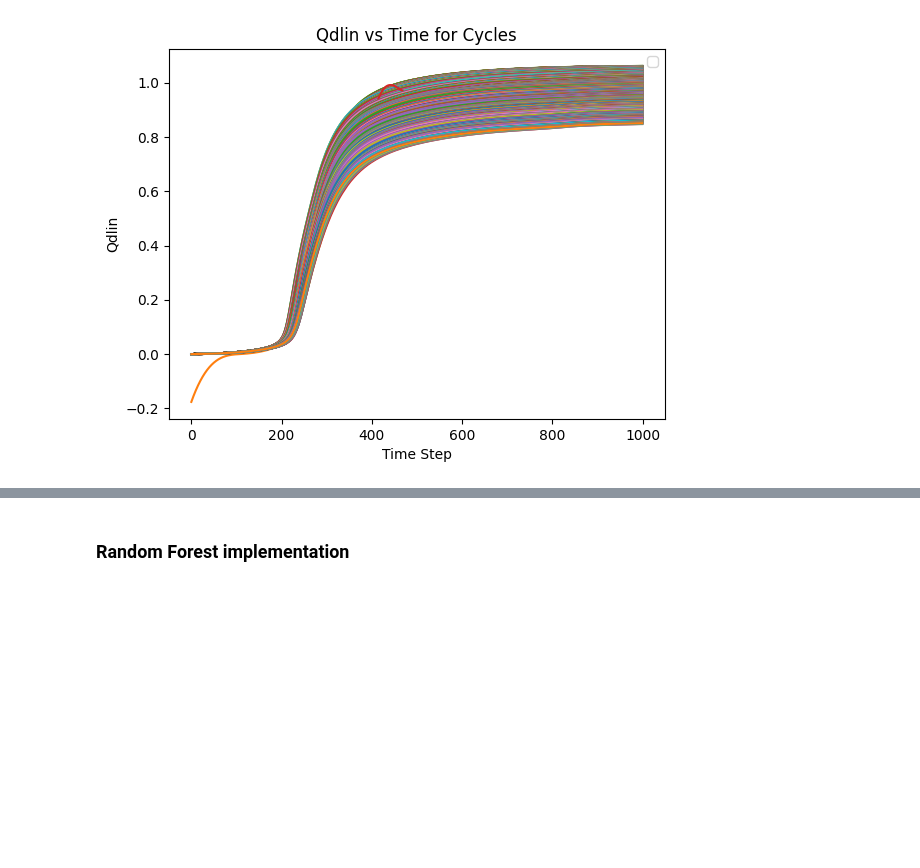
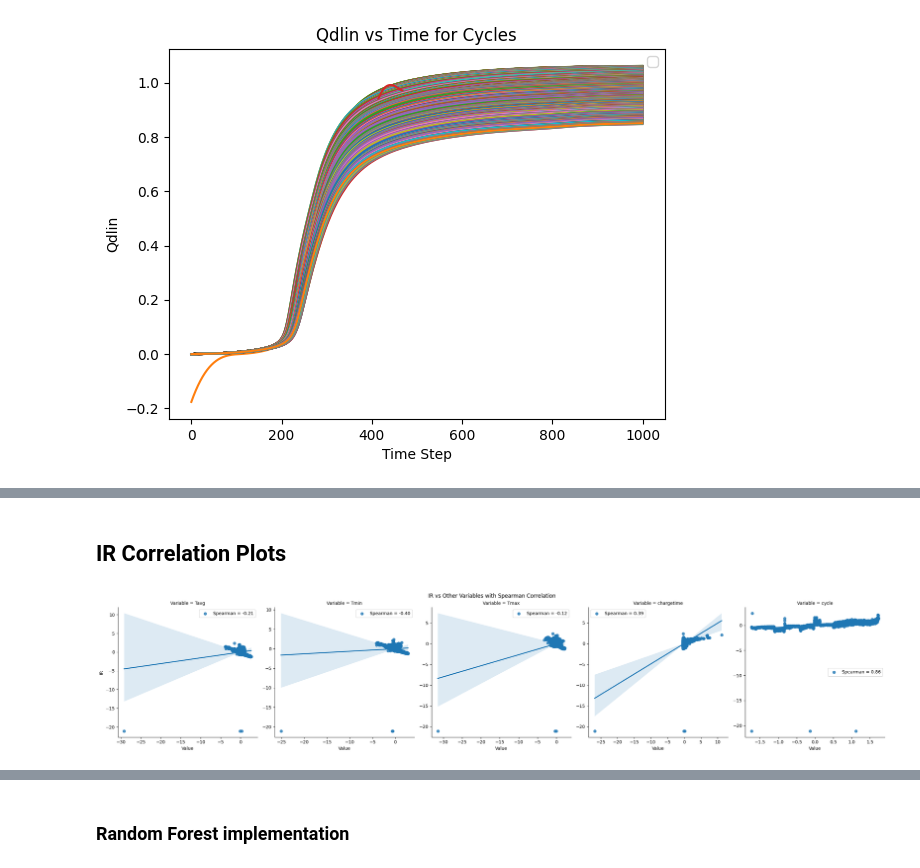
Before and after one commit to marif5/dd_battery_mdl, a Jupyter notebook: Load Data_update.ipynb, the cells around one changed output, grey strips where cells are left out. Cells and saved outputs as stored; diff of their text form; code cells hidden in the pictures; blank space fills up the shorter version.

```diff
--- a/Load Data_update.ipynb
+++ b/Load Data_update.ipynb
@@ -402,0 +305,24 @@ plt.show()
+# %% [markdown]
+## IR Correlation Plots
+# %%
+from scipy.stats import spearmanr
+
+# Melt the DataFrame to long format for seaborn
+melt = pd.melt(pair_df, id_vars=['IR', 'QC', 'QD'],
+                value_vars=['Tavg', 'Tmin', 'Tmax', 'chargetime', 'cycle'],
+                var_name='Variable', value_name='Value')
+
+# Create lmplot
+g = sns.lmplot(data=melt, x='Value', y='IR', col='Variable', sharey=False, sharex=False)
+
+# Annotate with Spearman correlation
+for ax, feature in zip(g.axes.flat, g.col_names):
+    r, pvalue = spearmanr(pair_df['IR'], pair_df[feature])
+    ax.collections[0].set_label(f'Spearman = {r:.2f}')
+    ax.legend()
+
+plt.tight_layout()
+plt.suptitle('IR vs Other Variables with Spearman Correlation', y=1.02)
+plt.show()
+# %% [output]
+[figure, added]
```
Also changed, not shown: parts of 33 cells of this notebook.
